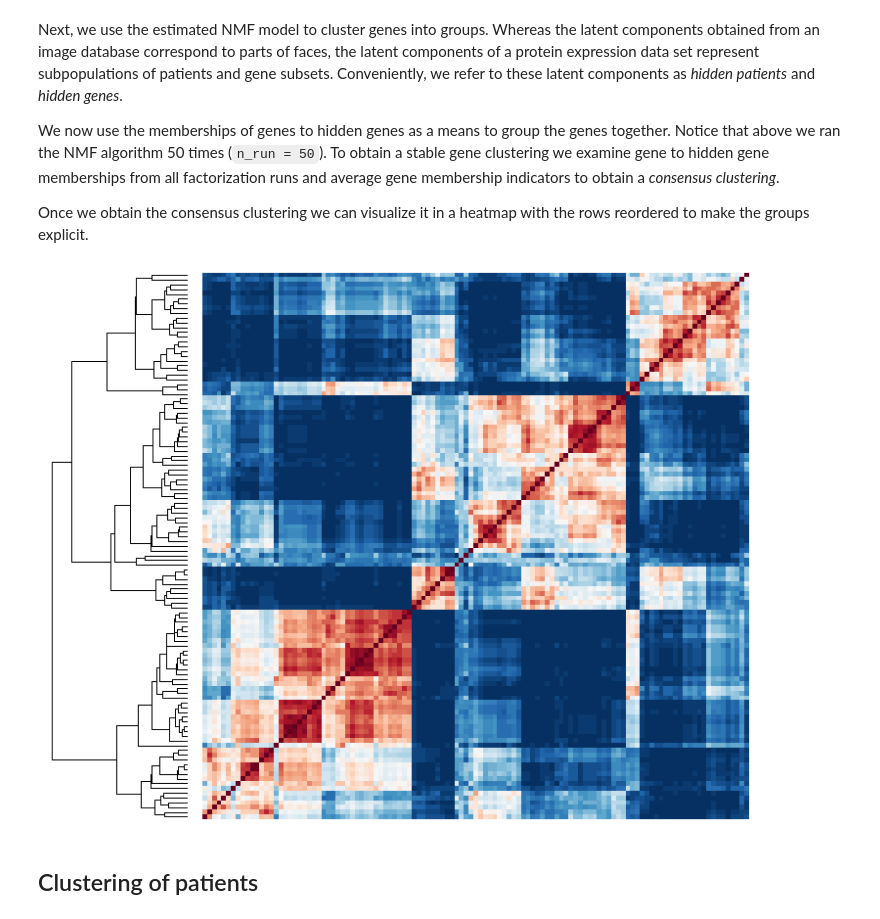
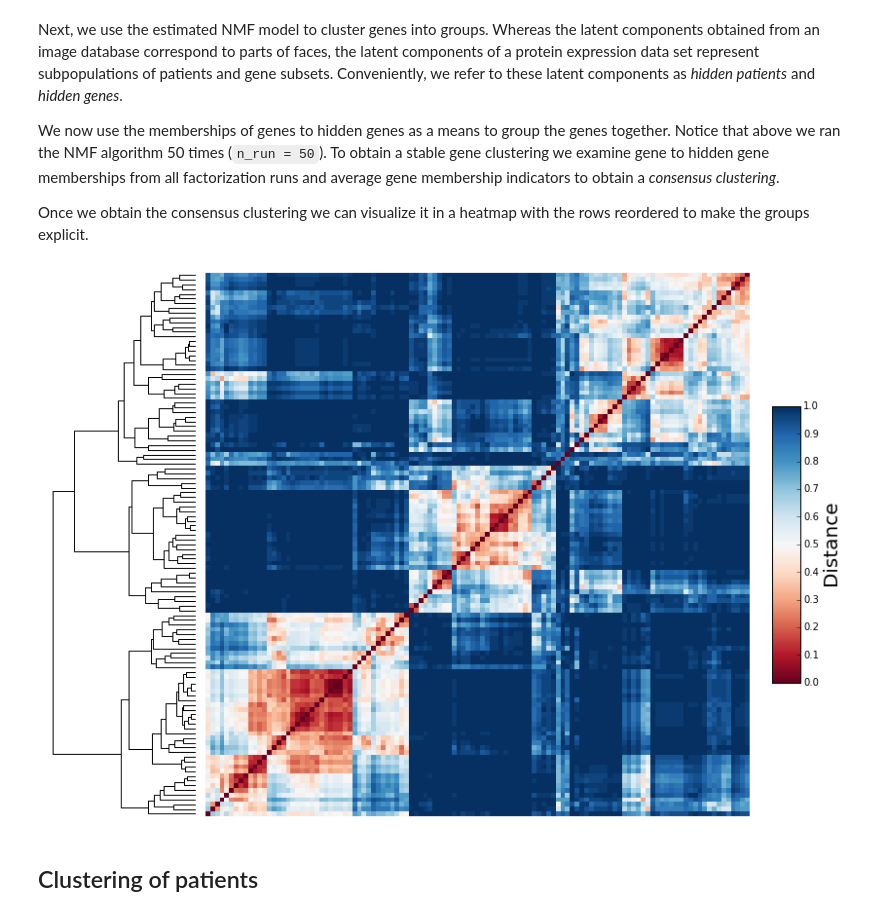
Before and after one commit to mims-harvard/nimfa-ipynb, a Jupyter notebook: ICGC and Nimfa.ipynb, the cells around one changed output. Cells and saved outputs as stored; diff of their text form; code cells hidden in the pictures.

Commit message:
Added colorbar to heatmaps

```diff
--- a/ICGC and Nimfa.ipynb
+++ b/ICGC and Nimfa.ipynb
@@ -117,7 +117,7 @@ We consider **Nimfa**, an open-source Python library, to factorize our matrix of
 
 In our example, we run one of the most widely used NMF variants. This variant estimates the NMF model by iteratively improving current estimates of the latent matrices until a local minimum is attained, measured as Kullback-Leibler divergence between the input matrix and its estimated surrogate.
 # %%
-rank = 5
+rank = 10
 nmf = nimfa.Nmf(data, rank=rank, seed='random_vcol', max_iter=100,
                 update='divergence', objective='div', n_run=50, track_factor=True)
 nmf_fit = nmf()
@@ -132,26 +132,29 @@ Once we obtain the consensus clustering we can visualize it in a heatmap with th
 # %%
 def clean_axis(ax):
     ax.get_xaxis().set_ticks([])
     ax.get_yaxis().set_ticks([])
     for sp in ax.spines.values():
         sp.set_visible(False)
 
-fig = plt.figure(figsize=(13.1, 10))
+fig = plt.figure(figsize=(13.9, 10))
 heatmapGS = gridspec.GridSpec(1, 2, wspace=.01, hspace=0., width_ratios=[0.25,1])
 
 C = 1 - nmf_fit.fit.consensus()
 Y = sch.linkage(C, method='average')
 
 denAX = fig.add_subplot(heatmapGS[0,0])
 denD = sch.dendrogram(Y, orientation='right', link_color_func=lambda k: 'black')
 clean_axis(denAX)
 
 heatmapAX = fig.add_subplot(heatmapGS[0,1])
 D = C[denD['leaves'], :][:, denD['leaves']]
 axi = heatmapAX.imshow(D, interpolation='nearest', aspect='equal', origin='lower', cmap='RdBu')
 clean_axis(heatmapAX)
+
+cb = fig.colorbar(axi, fraction=0.046, pad=0.04, aspect=10)
+cb.set_label('Distance', fontsize=20)
 # %% [output]
-[figure, old version]
+[figure, new version]
 # %% [markdown]
 ## Clustering of patients
 # %% [markdown]
```
Also changed, not shown: parts of 4 cells of this notebook.
